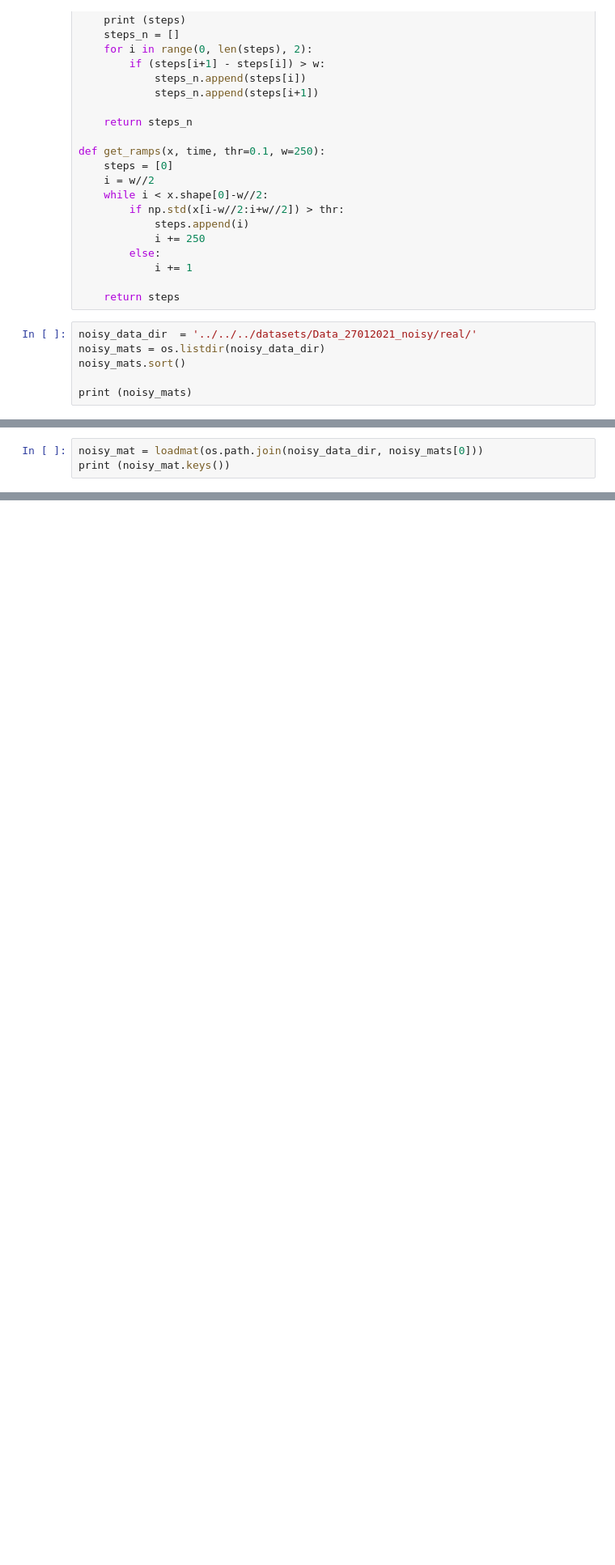
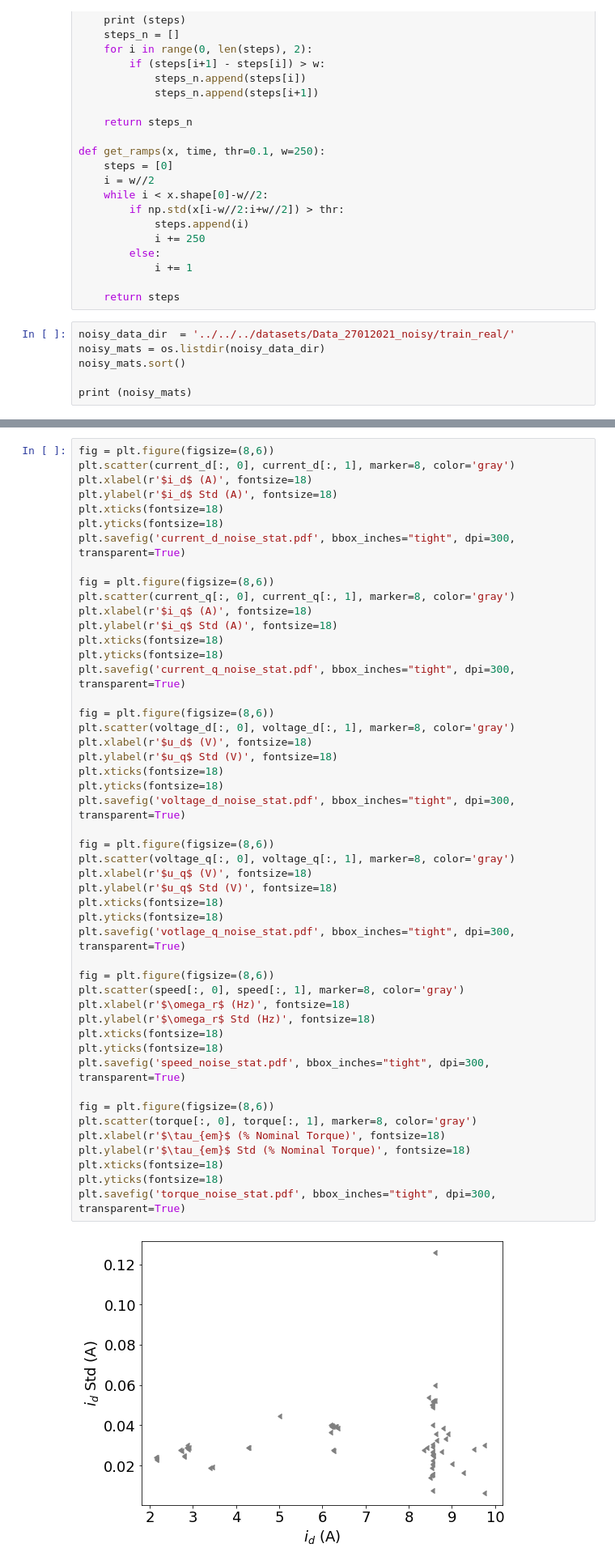
Before and after one commit to sagarverma/TemporalNeuralDenoisers, a Jupyter notebook: notebooks/noise_modeling.ipynb, the cells around one changed output, grey strips where cells are left out. Shown at 81% size. Cells and saved outputs as stored; diff of their text form; blank space fills up the shorter version.

Commit message:
Scatter plots

```diff
--- a/notebooks/noise_modeling.ipynb
+++ b/notebooks/noise_modeling.ipynb
@@ -38,7 +38,7 @@ def get_ramps(x, time, thr=0.1, w=250):
 
     return steps
 # %%
-noisy_data_dir  = '../../../datasets/Data_27012021_noisy/real/'
+noisy_data_dir  = '../../../datasets/Data_27012021_noisy/train_real/'
 noisy_mats = os.listdir(noisy_data_dir)
 noisy_mats.sort()
 
@@ -48,3 +47,0 @@ print (noisy_mats)
-# %%
-noisy_mat = loadmat(os.path.join(noisy_data_dir, noisy_mats[0]))
-print (noisy_mat.keys())
@@ -149,0 +106,50 @@ plt.show()
+# %%
+fig = plt.figure(figsize=(8,6))
+plt.scatter(current_d[:, 0], current_d[:, 1], marker=8, color='gray')
+plt.xlabel(r'$i_d$ (A)', fontsize=18)
+plt.ylabel(r'$i_d$ Std (A)', fontsize=18)
+plt.xticks(fontsize=18)
+plt.yticks(fontsize=18)
+plt.savefig('current_d_noise_stat.pdf', bbox_inches="tight", dpi=300, transparent=True)
+
+fig = plt.figure(figsize=(8,6))
+plt.scatter(current_q[:, 0], current_q[:, 1], marker=8, color='gray')
+plt.xlabel(r'$i_q$ (A)', fontsize=18)
+plt.ylabel(r'$i_q$ Std (A)', fontsize=18)
+plt.xticks(fontsize=18)
+plt.yticks(fontsize=18)
+plt.savefig('current_q_noise_stat.pdf', bbox_inches="tight", dpi=300, transparent=True)
+
+fig = plt.figure(figsize=(8,6))
+plt.scatter(voltage_d[:, 0], voltage_d[:, 1], marker=8, color='gray')
+plt.xlabel(r'$u_d$ (V)', fontsize=18)
+plt.ylabel(r'$u_q$ Std (V)', fontsize=18)
+plt.xticks(fontsize=18)
+plt.yticks(fontsize=18)
+plt.savefig('voltage_d_noise_stat.pdf', bbox_inches="tight", dpi=300, transparent=True)
+
+fig = plt.figure(figsize=(8,6))
+plt.scatter(voltage_q[:, 0], voltage_q[:, 1], marker=8, color='gray')
+plt.xlabel(r'$u_q$ (V)', fontsize=18)
+plt.ylabel(r'$u_q$ Std (V)', fontsize=18)
+plt.xticks(fontsize=18)
+plt.yticks(fontsize=18)
+plt.savefig('votlage_q_noise_stat.pdf', bbox_inches="tight", dpi=300, transparent=True)
+
+fig = plt.figure(figsize=(8,6))
+plt.scatter(speed[:, 0], speed[:, 1], marker=8, color='gray')
+plt.xlabel(r'$\omega_r$ (Hz)', fontsize=18)
+plt.ylabel(r'$\omega_r$ Std (Hz)', fontsize=18)
+plt.xticks(fontsize=18)
+plt.yticks(fontsize=18)
+plt.savefig('speed_noise_stat.pdf', bbox_inches="tight", dpi=300, transparent=True)
+
+fig = plt.figure(figsize=(8,6))
+plt.scatter(torque[:, 0], torque[:, 1], marker=8, color='gray')
+plt.xlabel(r'$\tau_{em}$ (% Nominal Torque)', fontsize=18)
+plt.ylabel(r'$\tau_{em}$ Std (% Nominal Torque)', fontsize=18)
+plt.xticks(fontsize=18)
+plt.yticks(fontsize=18)
+plt.savefig('torque_noise_stat.pdf', bbox_inches="tight", dpi=300, transparent=True)
+# %% [output]
+[figure, added]
```
Also changed, not shown: parts of 10 cells of this notebook, 6 other files.
